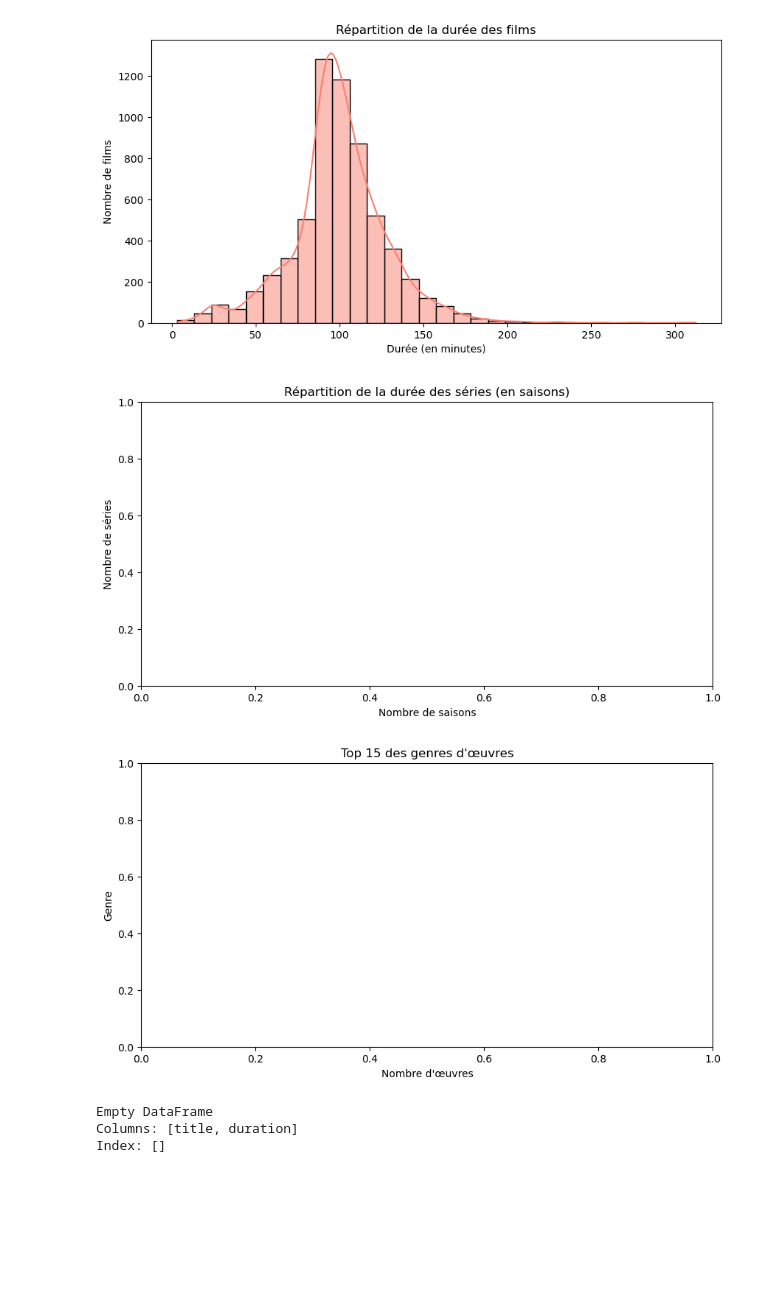
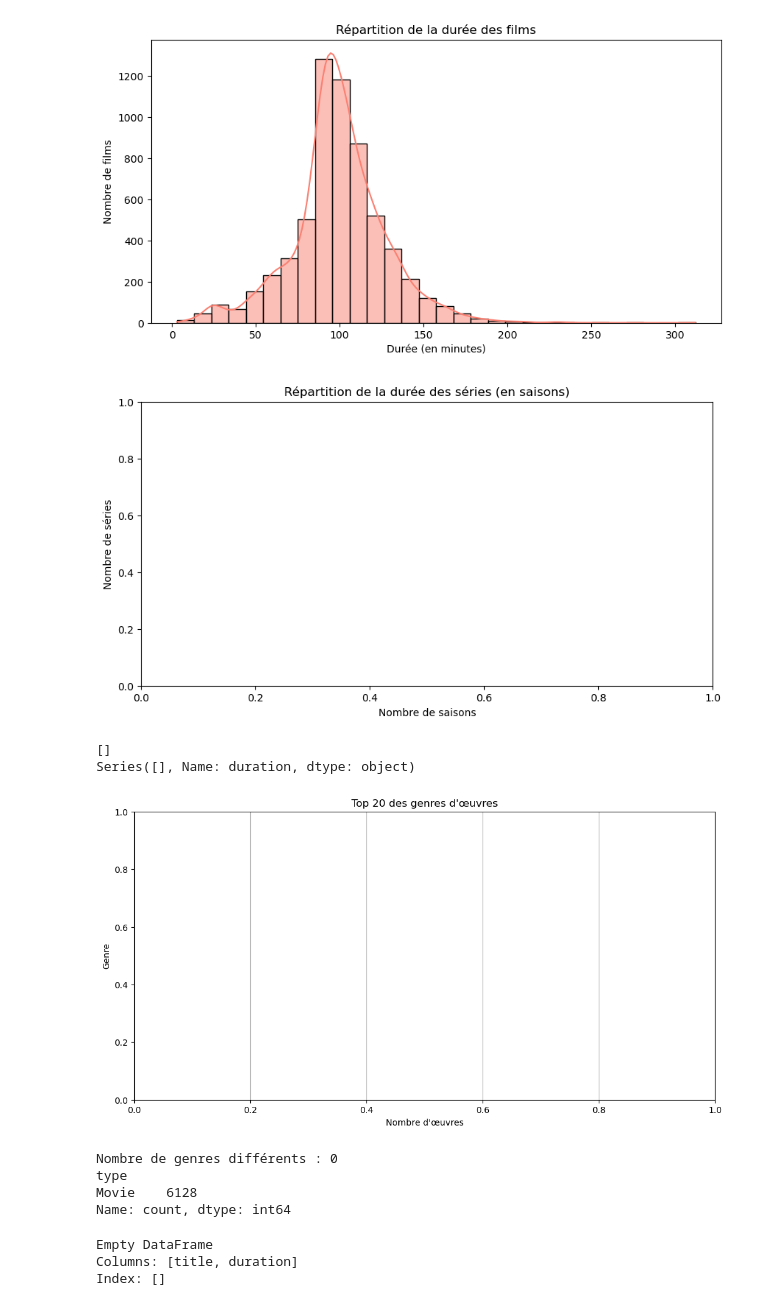
Before and after one commit to RayanneSadek/netflix-insights, a Jupyter notebook: Programme1.ipynb, the cells around one changed output. Cells and saved outputs as stored; diff of their text form; code cells hidden in the pictures; blank space fills up the shorter version.

```diff
--- a/Programme1.ipynb
+++ b/Programme1.ipynb
@@ -413,21 +413,40 @@ plt.title("Répartition de la durée des séries (en saisons)")
 plt.xlabel("Nombre de saisons")
 plt.ylabel("Nombre de séries")
 plt.show()
+
+# Vérifier le contenu de la colonne 'duration' pour les séries
+series = films[films['type'] == 'TV Show']
+print(series['duration'].unique())
+print(series['duration'].head(10))
 # %% [output]
 [figure]
+[]
+Series([], Name: duration, dtype: object)
 # %%
 # Découper les genres et les exploser en lignes
-genres = films['listed_in'].str.split(', ', expand=True).stack()
-genre_counts = genres.value_counts().head(15)
+# Supprimer les lignes sans genre
+genres_clean = films['listed_in'].dropna().str.split(', ', expand=True).stack()
+genre_counts = genres_clean.value_counts().head(20)
 
-plt.figure(figsize=(10, 5))
-sns.barplot(x=genre_counts.values, y=genre_counts.index, palette='blues')
-plt.title("Top 15 des genres d'œuvres")
+plt.figure(figsize=(12, 6))
+sns.barplot(x=genre_counts.values, y=genre_counts.index, palette='magma')
+plt.title("Top 20 des genres d'œuvres")
 plt.xlabel("Nombre d'œuvres")
 plt.ylabel("Genre")
+plt.grid(axis='x')
 plt.show()
+
+# Optionnel : afficher le nombre total de genres uniques
+print(f"Nombre de genres différents : {genres_clean.nunique()}")
+
+# (verification )Compter le nombre d'œuvres par type
+print(films['type'].value_counts())
 # %% [output]
-[figure, old version]
+[figure, new version]
+Nombre de genres différents : 0
+type
+Movie    6128
+Name: count, dtype: int64
 # %%
 # Afficher les 5 séries avec le plus de saisons
 top_series = series.sort_values(by='duration_seasons', ascending=False).head(5)
```
Also changed, not shown: parts of 3 cells of this notebook.
